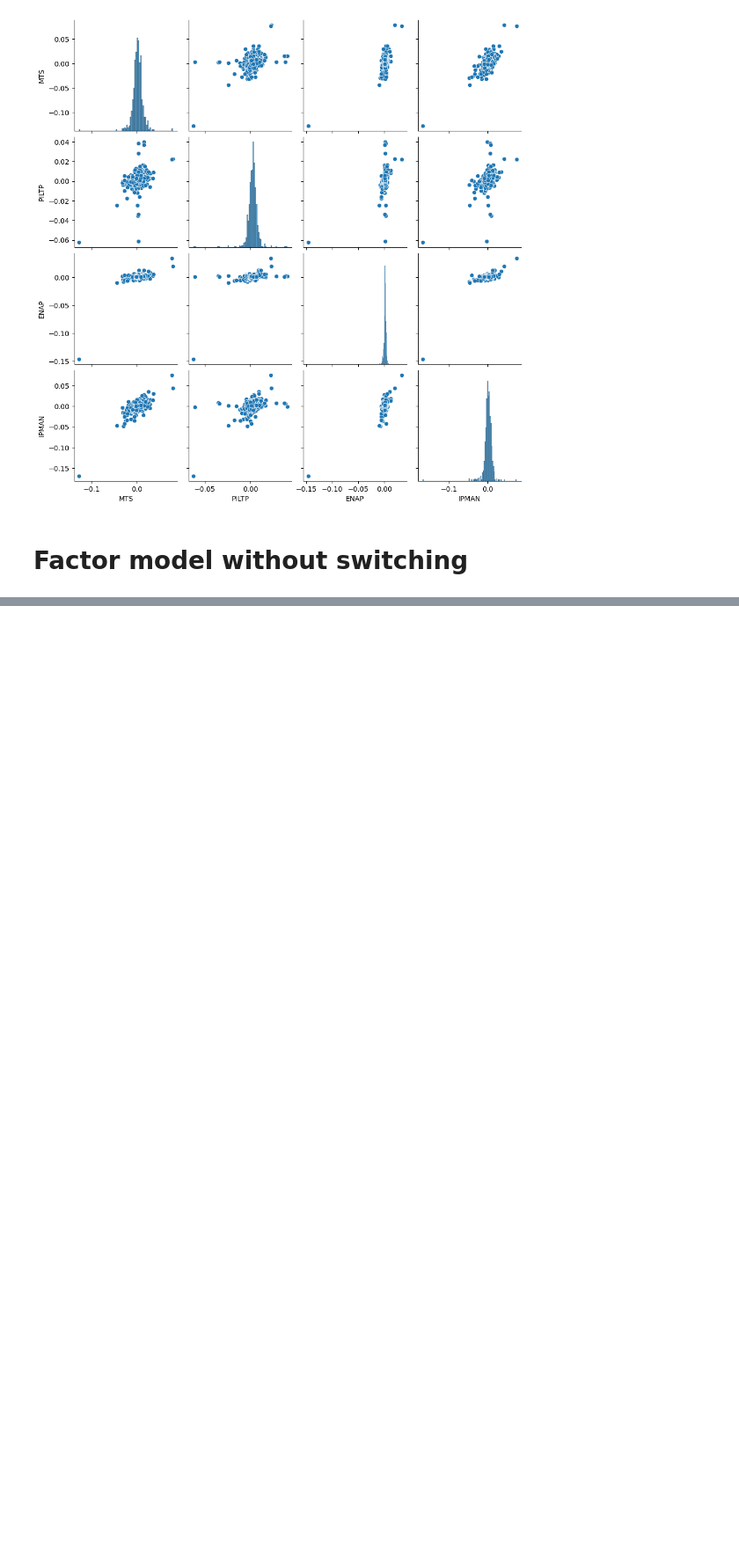
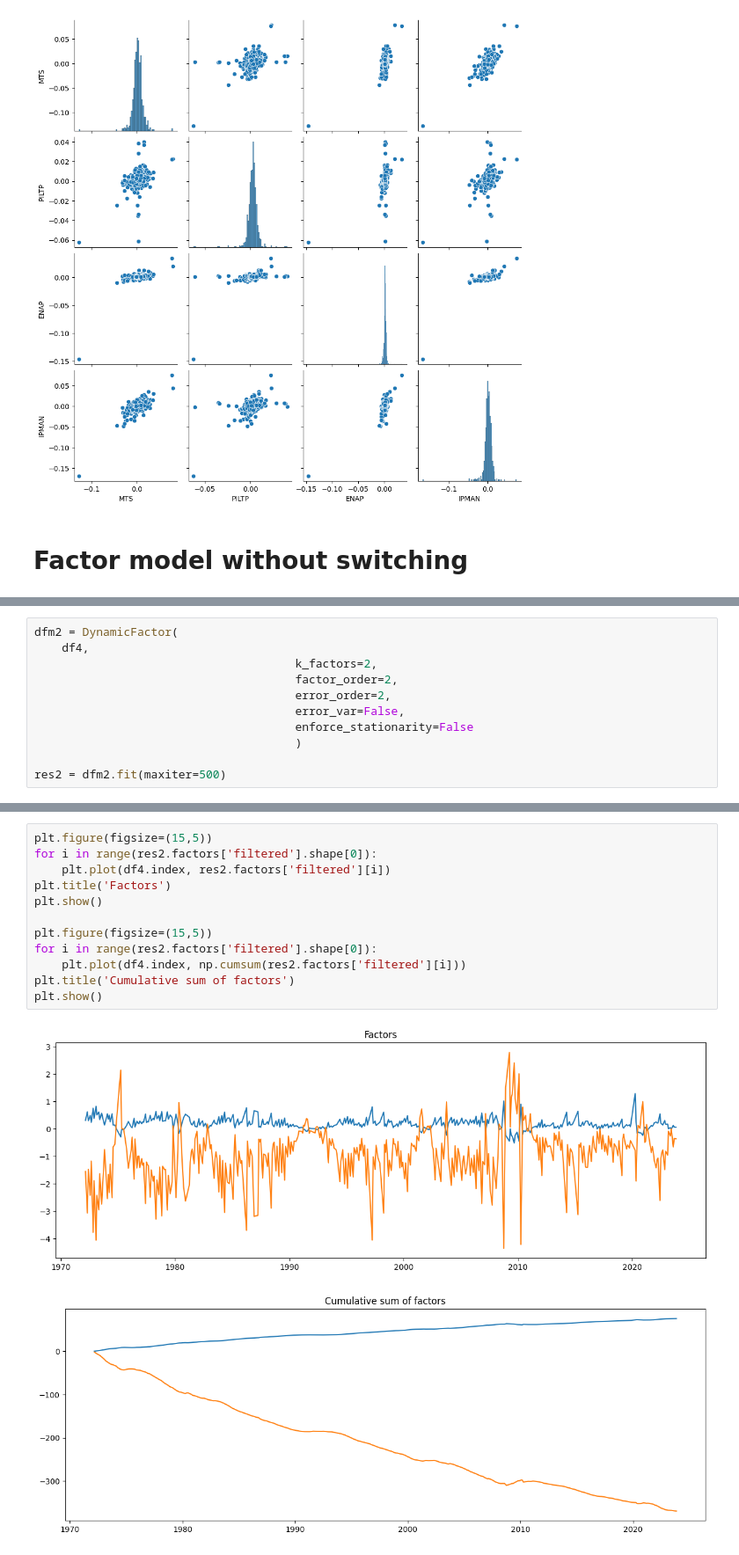
Before and after one commit to WildCry/DfmMs-model, a Jupyter notebook: analysis.ipynb, the cells around one changed output, grey strips where cells are left out. Shown at 88% size. Saved outputs shown, nothing was run; the diff lists cells and outputs as text; blank space fills up the shorter version.

```diff
--- a/analysis.ipynb
+++ b/analysis.ipynb
@@ -164,0 +208,11 @@ Warnings:
+# %%
+dfm2 = DynamicFactor(
+    df4,
+                                      k_factors=2,
+                                      factor_order=2,
+                                      error_order=2,
+                                      error_var=False,
+                                      enforce_stationarity=False
+                                      )
+
+res2 = dfm2.fit(maxiter=500)
@@ -164,0 +285,15 @@ Warnings:
+# %%
+plt.figure(figsize=(15,5))
+for i in range(res2.factors['filtered'].shape[0]):
+    plt.plot(df4.index, res2.factors['filtered'][i])
+plt.title('Factors')
+plt.show()
+
+plt.figure(figsize=(15,5))
+for i in range(res2.factors['filtered'].shape[0]):
+    plt.plot(df4.index, np.cumsum(res2.factors['filtered'][i]))
+plt.title('Cumulative sum of factors')
+plt.show()
+# %% [output]
+[figure, added]
+[figure, added]
```
Also changed, not shown: parts of 15 cells of this notebook, 1 other file.
